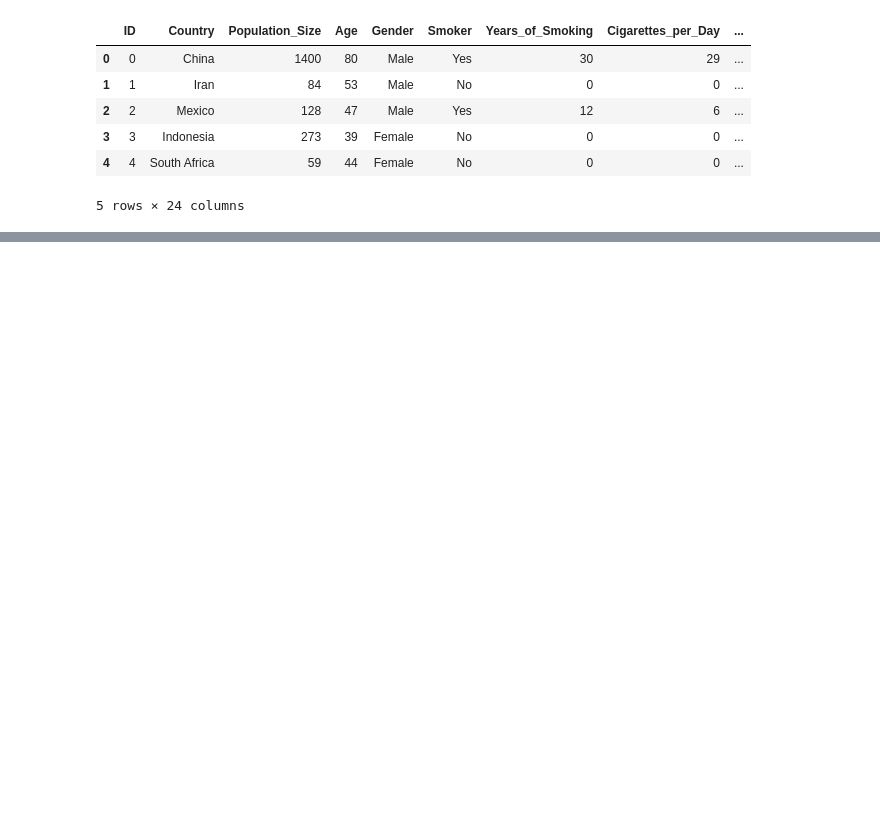
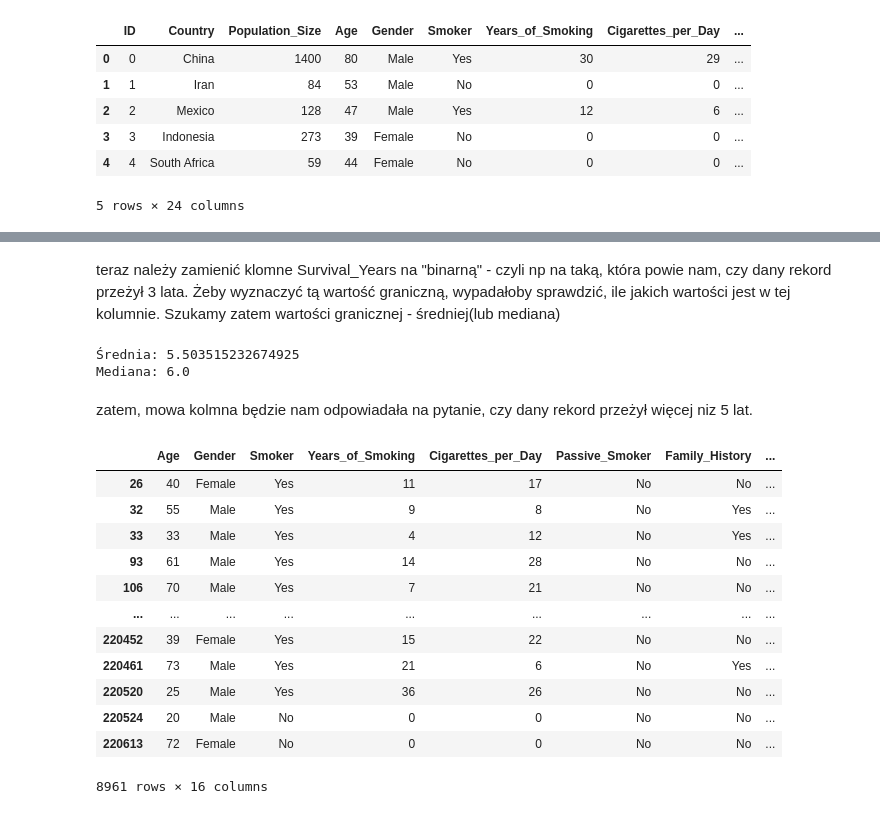
Before and after one commit to kacpert20/machine_learning_lung_cancer, a Jupyter notebook: presentation1.ipynb, the cells around one changed output, grey strips where cells are left out. Saved outputs shown, nothing was run; the diff lists cells and outputs as text; code cells hidden in the pictures; blank space fills up the shorter version.

```diff
--- a/presentation1.ipynb
+++ b/presentation1.ipynb
@@ -6,8 +6,8 @@ import warnings
 warnings.filterwarnings('ignore')
 np.random.seed = 42
 # %%
-data = pd.read_csv('lung_cancer_prediction_dataset.csv')
-data.head()
+df = pd.read_csv('lung_cancer_prediction_dataset.csv')
+df.head()
 # %% [output]
 |  | ID | Country | Population_Size | Age | Gender | Smoker | Years_of_Smoking | Cigarettes_per_Day | ... |
 | 0 | 0 | China | 1400 | 80 | Male | Yes | 30 | 29 | ... |
@@ -31,0 +54,17 @@ Index(['ID', 'Country', 'Population_Size', 'Age', 'Gender', 'Smoker',
+# %%
+
+# Usunięcie niepotrzebnych kolumn
+columns_to_drop = [
+    "ID", "Country", "Population_Size", "Developed_or_Developing",
+    "Annual_Lung_Cancer_Deaths", "Lung_Cancer_Prevalence_Rate", "Mortality_Rate"
+]
+df = df.drop(columns=columns_to_drop)
+
+# Filtrowanie rekordów, gdzie Lung_Cancer_Diagnosis == 'Yes'
+df = df[df["Lung_Cancer_Diagnosis"] == "Yes"]
+
+# Usunięcie kolumny Lung_Cancer_Diagnosis
+df = df.drop(columns=["Lung_Cancer_Diagnosis"])
+
+# Sprawdzenie końcowego wyniku
+df.head()
@@ -31,0 +78,36 @@ Index(['ID', 'Country', 'Population_Size', 'Age', 'Gender', 'Smoker',
+# %% [markdown]
+teraz należy zamienić klomne Survival_Years na "binarną" - czyli np na taką, która powie nam, czy dany rekord przeżył 3 lata. Żeby wyznaczyć tą wartość graniczną, wypadałoby sprawdzić, ile jakich wartości jest w tej kolumnie. Szukamy zatem wartości granicznej - średniej(lub mediana)
+# %%
+mean_survival = df["Survival_Years"].mean()
+median_survival = df["Survival_Years"].median()
+
+print(f"Średnia: {mean_survival}")
+print(f"Mediana: {median_survival}")
+# %% [output]
+Średnia: 5.503515232674925
+Mediana: 6.0
+# %% [markdown]
+zatem, mowa kolmna będzie nam odpowiadała na pytanie, czy dany rekord przeżył więcej niz 5 lat.
+# %%
+df["Survived_More_Than_5"] = (df["Survival_Years"] >= 6).astype(int)
+
+# Usunięcie starej kolumny
+df = df.drop(columns=["Survival_Years"])
+
+# Sprawdzenie zmian
+# %%
+df
+# %% [output]
+|  | Age | Gender | Smoker | Years_of_Smoking | Cigarettes_per_Day | Passive_Smoker | Family_History | ... |
+| 26 | 40 | Female | Yes | 11 | 17 | No | No | ... |
+| 32 | 55 | Male | Yes | 9 | 8 | No | Yes | ... |
+| 33 | 33 | Male | Yes | 4 | 12 | No | Yes | ... |
+| 93 | 61 | Male | Yes | 14 | 28 | No | No | ... |
+| 106 | 70 | Male | Yes | 7 | 21 | No | No | ... |
+| ... | ... | ... | ... | ... | ... | ... | ... | ... |
+| 220452 | 39 | Female | Yes | 15 | 22 | No | No | ... |
+| 220461 | 73 | Male | Yes | 21 | 6 | No | Yes | ... |
+| 220520 | 25 | Male | Yes | 36 | 26 | No | No | ... |
+| 220524 | 20 | Male | No | 0 | 0 | No | No | ... |
+| 220613 | 72 | Female | No | 0 | 0 | No | No | ... |
+8961 rows × 16 columns
```
Also changed, not shown: parts of 8 cells of this notebook.
